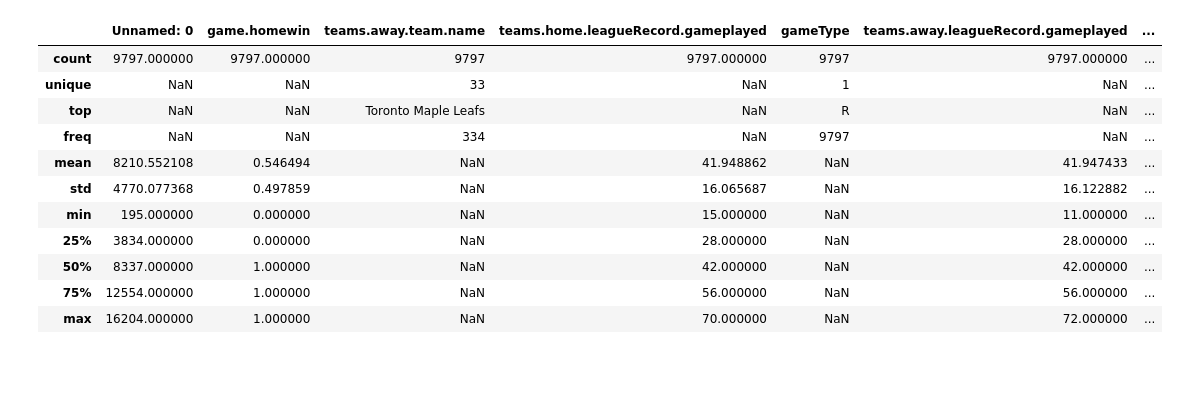
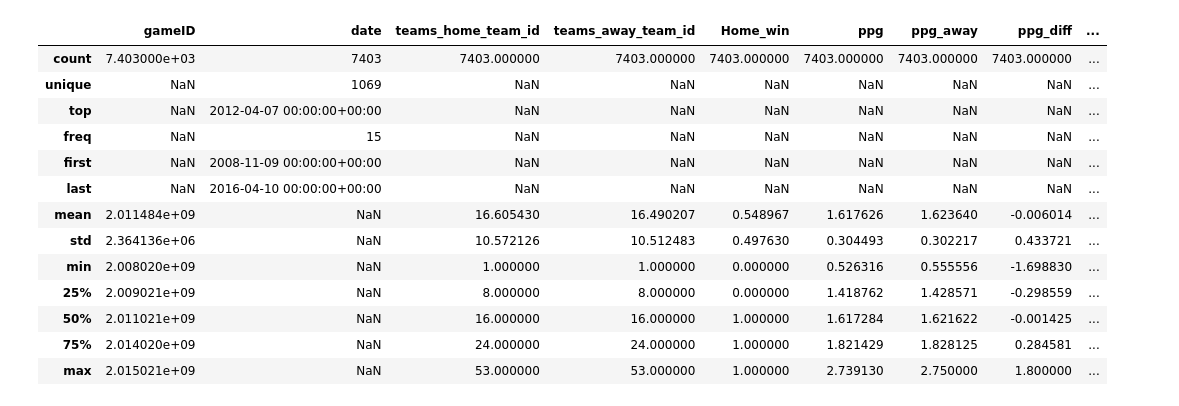
Before and after one commit to FrischWaugh/NHL_Prediction, a Jupyter notebook: notebooks/Make_Prediction.ipynb, the cells around one changed output. Drawn from its saved outputs; the diff is of its cells as text; code cells hidden in the pictures; blank space fills up the shorter version.

```diff
--- a/notebooks/Make_Prediction.ipynb
+++ b/notebooks/Make_Prediction.ipynb
@@ -1,3 +1,14 @@
+# %%
+"""
+Home Win modelling
+
+create predictions and for the hockey data
+
+input:
+output:
+"""
+
+credential_keys = '/Users/antoinetl/Documents/code/Google Keys/My First Project-4938b2ab0dc6.json'
 # %%
 # Import the important packages
 import pandas as pd
@@ -23,0 +22,23 @@ mod_input.describe()
+# %%
+# Load the data
+
+# Connexion GBQ
+import pandas_gbq
+from google.oauth2 import service_account
+
+
+credentials = service_account.Credentials.from_service_account_file(
+    credential_keys,
+    )
+pandas_gbq.context.credentials = credentials
+# https://pandas-gbq.readthedocs.io/en/latest/intro.html
+
+# TODO: Set project_id to your Google Cloud Platform project ID.
+project_id = "rational-world-288611"
+
+
+sql = """
+SELECT *
+from `My_dataset.home_win_df`
+"""
+df = pandas_gbq.read_gbq(sql, project_id=project_id)
@@ -24,17 +55,18 @@ mod_input.describe()
 # %%
-mod_input = mod_input.fillna(mod_input.mean())
-mod_input.describe(include='all')
+df.describe(include='all')
 # %% [output]
-|  | Unnamed: 0 | game.homewin | teams.away.team.name | teams.home.leagueRecord.gameplayed | gameType | teams.away.leagueRecord.gameplayed | ... |
-| count | 9797.000000 | 9797.000000 | 9797 | 9797.000000 | 9797 | 9797.000000 | ... |
-| unique | NaN | NaN | 33 | NaN | 1 | NaN | ... |
-| top | NaN | NaN | Toronto Maple Leafs | NaN | R | NaN | ... |
-| freq | NaN | NaN | 334 | NaN | 9797 | NaN | ... |
-| mean | 8210.552108 | 0.546494 | NaN | 41.948862 | NaN | 41.947433 | ... |
-| std | 4770.077368 | 0.497859 | NaN | 16.065687 | NaN | 16.122882 | ... |
-| min | 195.000000 | 0.000000 | NaN | 15.000000 | NaN | 11.000000 | ... |
-| 25% | 3834.000000 | 0.000000 | NaN | 28.000000 | NaN | 28.000000 | ... |
-| 50% | 8337.000000 | 1.000000 | NaN | 42.000000 | NaN | 42.000000 | ... |
-| 75% | 12554.000000 | 1.000000 | NaN | 56.000000 | NaN | 56.000000 | ... |
-| max | 16204.000000 | 1.000000 | NaN | 70.000000 | NaN | 72.000000 | ... |
+|  | gameID | date | teams_home_team_id | teams_away_team_id | Home_win | ppg | ppg_away | ppg_diff | ... |
+| count | 7.403000e+03 | 7403 | 7403.000000 | 7403.000000 | 7403.000000 | 7403.000000 | 7403.000000 | 7403.000000 | ... |
+| unique | NaN | 1069 | NaN | NaN | NaN | NaN | NaN | NaN | ... |
+| top | NaN | 2012-04-07 00:00:00+00:00 | NaN | NaN | NaN | NaN | NaN | NaN | ... |
+| freq | NaN | 15 | NaN | NaN | NaN | NaN | NaN | NaN | ... |
+| first | NaN | 2008-11-09 00:00:00+00:00 | NaN | NaN | NaN | NaN | NaN | NaN | ... |
+| last | NaN | 2016-04-10 00:00:00+00:00 | NaN | NaN | NaN | NaN | NaN | NaN | ... |
+| mean | 2.011484e+09 | NaN | 16.605430 | 16.490207 | 0.548967 | 1.617626 | 1.623640 | -0.006014 | ... |
+| std | 2.364136e+06 | NaN | 10.572126 | 10.512483 | 0.497630 | 0.304493 | 0.302217 | 0.433721 | ... |
+| min | 2.008020e+09 | NaN | 1.000000 | 1.000000 | 0.000000 | 0.526316 | 0.555556 | -1.698830 | ... |
+| 25% | 2.009021e+09 | NaN | 8.000000 | 8.000000 | 0.000000 | 1.418762 | 1.428571 | -0.298559 | ... |
+| 50% | 2.011021e+09 | NaN | 16.000000 | 16.000000 | 1.000000 | 1.617284 | 1.621622 | -0.001425 | ... |
+| 75% | 2.014020e+09 | NaN | 24.000000 | 24.000000 | 1.000000 | 1.821429 | 1.828125 | 0.284581 | ... |
+| max | 2.015021e+09 | NaN | 53.000000 | 53.000000 | 1.000000 | 2.739130 | 2.750000 | 1.800000 | ... |
 # %%
```
Also changed, not shown: parts of 24 cells of this notebook, 8 other files.
